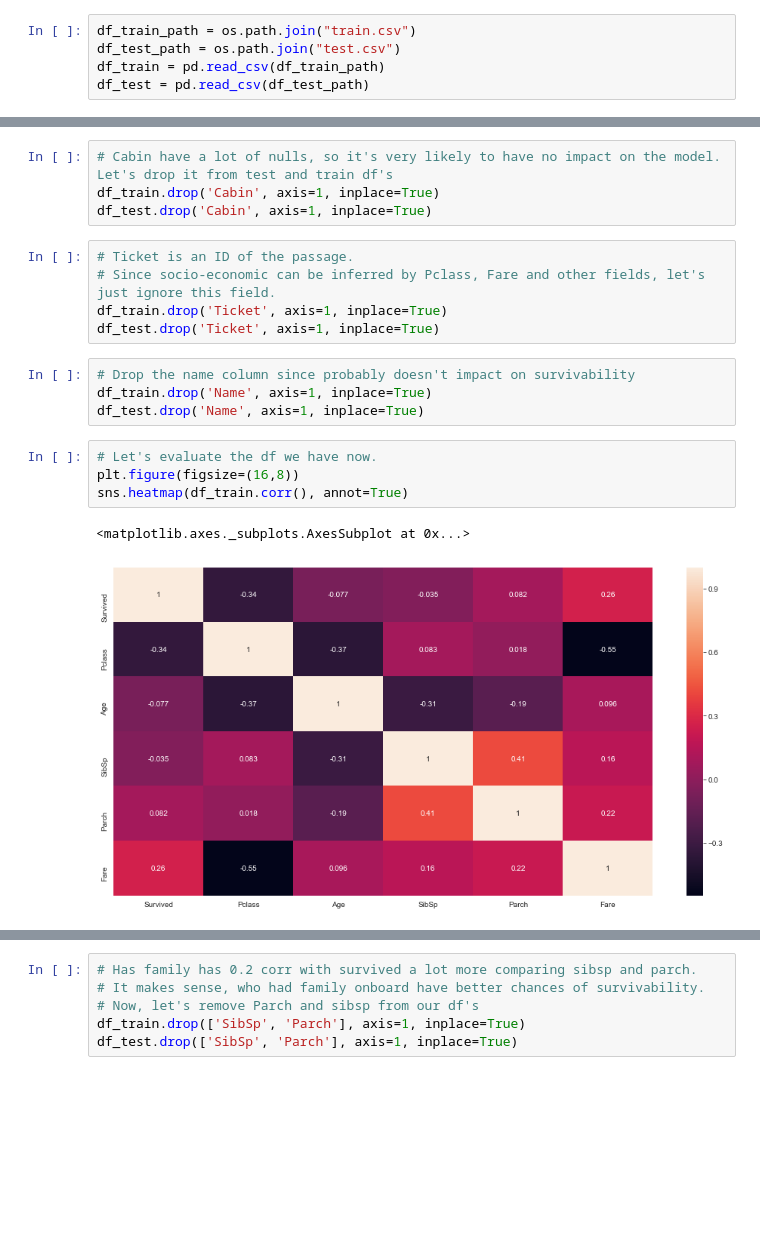
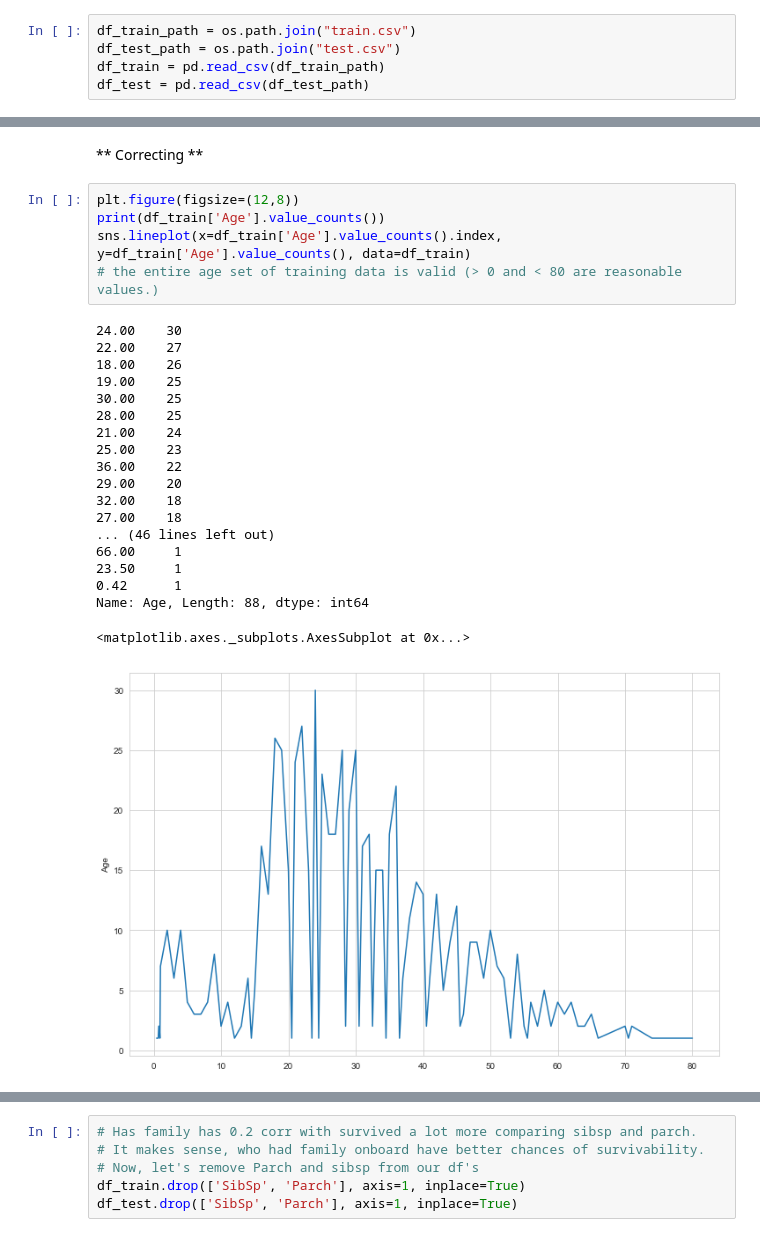
Before and after one commit to aksmiyazaki/machine_learning, a Jupyter notebook: kaggle/titanic/titanic_work-RandomForests.ipynb, the cells around one changed output, grey strips where cells are left out. Cells and saved outputs as stored; diff of their text form; blank space fills up the shorter version.

```diff
--- a/kaggle/titanic/titanic_work-RandomForests.ipynb
+++ b/kaggle/titanic/titanic_work-RandomForests.ipynb
@@ -45,20 +49,27 @@ df_test.set_index('PassengerId', inplace=True)
-# %%
-# Cabin have a lot of nulls, so it's very likely to have no impact on the model. Let's drop it from test and train df's
-df_train.drop('Cabin', axis=1, inplace=True)
-df_test.drop('Cabin', axis=1, inplace=True)
-# %%
-# Ticket is an ID of the passage.
-# Since socio-economic can be inferred by Pclass, Fare and other fields, let's just ignore this field.
-df_train.drop('Ticket', axis=1, inplace=True)
-df_test.drop('Ticket', axis=1, inplace=True)
-# %%
-# Drop the name column since probably doesn't impact on survivability
-df_train.drop('Name', axis=1, inplace=True)
-df_test.drop('Name', axis=1, inplace=True)
-# %%
-# Let's evaluate the df we have now.
-plt.figure(figsize=(16,8))
-sns.heatmap(df_train.corr(), annot=True)
-# %% [output]
-<matplotlib.axes._subplots.AxesSubplot at 0x...>
-[figure, removed]
+# %% [markdown]
+** Correcting **
+# %%
+plt.figure(figsize=(12,8))
+print(df_train['Age'].value_counts())
+sns.lineplot(x=df_train['Age'].value_counts().index, y=df_train['Age'].value_counts(), data=df_train)
+# the entire age set of training data is valid (> 0 and < 80 are reasonable values.)
+# %% [output]
+24.00    30
+22.00    27
+18.00    26
+19.00    25
+30.00    25
+28.00    25
+21.00    24
+25.00    23
+36.00    22
+29.00    20
+32.00    18
+27.00    18
+... (46 lines left out)
+66.00     1
+23.50     1
+0.42      1
+Name: Age, Length: 88, dtype: int64
+<matplotlib.axes._subplots.AxesSubplot at 0x...>
+[figure, added]
```
Also changed, not shown: parts of 64 cells of this notebook, 2 other files.
